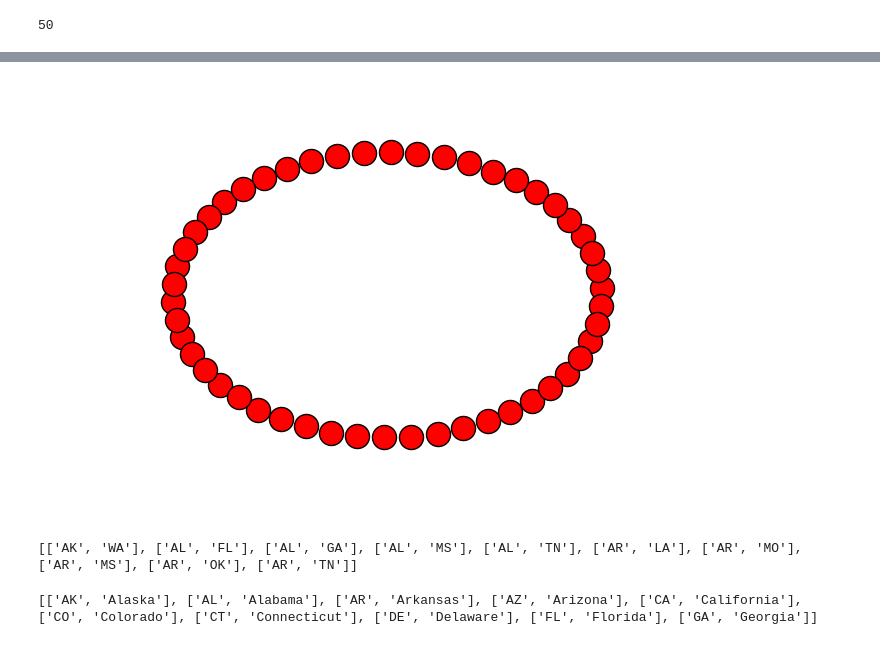
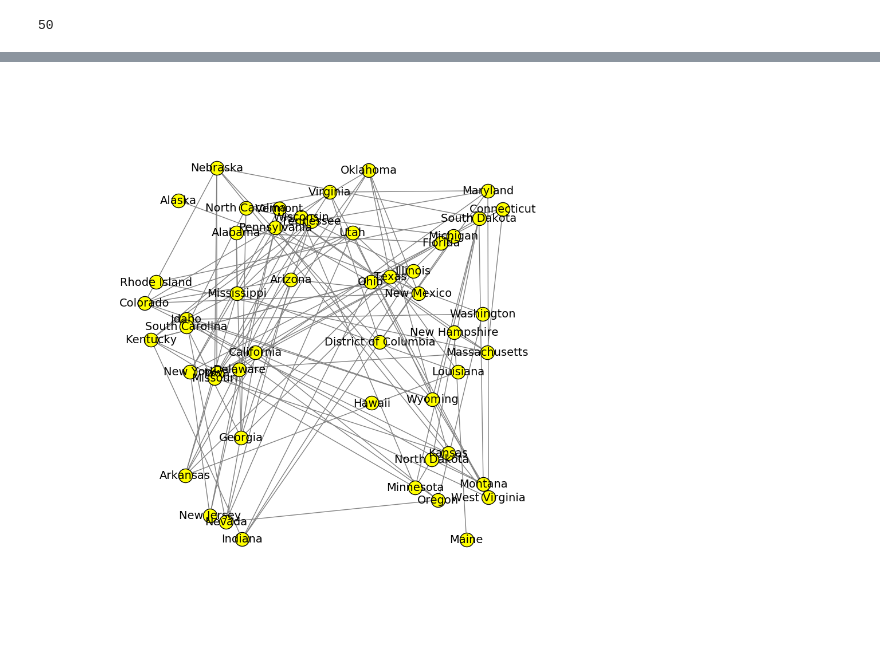
Before and after one commit to Wohesi/progtheorie, a Jupyter notebook: USA GRAPH.ipynb, the cells around one changed output, grey strips where cells are left out. Drawn from its saved outputs; the diff is of its cells as text; code cells hidden in the pictures.

Commit message:
made a graph of American states with their borders

```diff
--- a/USA GRAPH.ipynb
+++ b/USA GRAPH.ipynb
@@ -28,0 +37,6 @@ all_states=states
+# %%
+with open("neighbors-states.csv") as csvfile:
+    neighbours = csv.reader(csvfile)
+    neighbourpaircodes = [pair for pair in neighbours][1:]
+
+print(neighbourpaircodes[0:10])
@@ -28,0 +45,5 @@ all_states=states
+# %%
+with open("states.csv") as csvfile:
+    s = csv.reader(csvfile)
+    statenames = {state[0]: state[1] for state in list(s)[1:]}
+print(statenames)
@@ -28,0 +52,3 @@ all_states=states
+# %%
+neighbourpairs = [(statenames[i],statenames[j]) for i,j in neighbourpaircodes]
+neighbourpairs[:9]
@@ -31,9 +71,5 @@ import networkx as nx
 import matplotlib.pyplot as plt
 # %%
 USA = nx.Graph()
-USA.add_nodes_from(all_states)
+USA.add_nodes_from(statenames.values())
+USA.add_edges_from(neighbourpairs)
-# %%
-nx.draw(USA)
-plt.show()
-# %% [output]
-[figure, removed]
@@ -42,15 +76,18 @@ import csv
-# %%
-with open("neighbors-states.csv") as csvfile:
-    neighbours = csv.reader(csvfile)
-    neighbourpairs = [pair for pair in neighbours][1:]
-
-print(neighbourpairs[0:10])
-# %% [output]
-[['AK', 'WA'], ['AL', 'FL'], ['AL', 'GA'], ['AL', 'MS'], ['AL', 'TN'], ['AR', 'LA'], ['AR', 'MO'], ['AR', 'MS'], ['AR', 'OK'], ['AR', 'TN']]
-# %%
-with open("states.csv") as csvfile:
-    s = csv.reader(csvfile)
-    statenames = [state[:2] for state in s if state[2] == '1']
-print(statenames[0:10])
-# %% [output]
-[['AK', 'Alaska'], ['AL', 'Alabama'], ['AR', 'Arkansas'], ['AZ', 'Arizona'], ['CA', 'California'], ['CO', 'Colorado'], ['CT', 'Connecticut'], ['DE', 'Delaware'], ['FL', 'Florida'], ['GA', 'Georgia']]
+# %%
+nx.spring_layout(USA)
+
+plt.figure(figsize=(12,12))
+
+nx.draw_networkx_nodes(USA, pos,
+                        nodelist=USA.nodes(),
+                        node_color="yellow")
+nx.draw_networkx_labels(USA, pos,
+                        nodelist=USA.nodes(),
+                        font_size=14)
+nx.draw_networkx_edges(USA, pos,
+                        edgelist=USA.edges(),
+                        edge_color="grey")
+plt.axis('off')
+plt.show()
+# %% [output]
+[figure, added]
```
Also changed, not shown: parts of 8 cells of this notebook.
